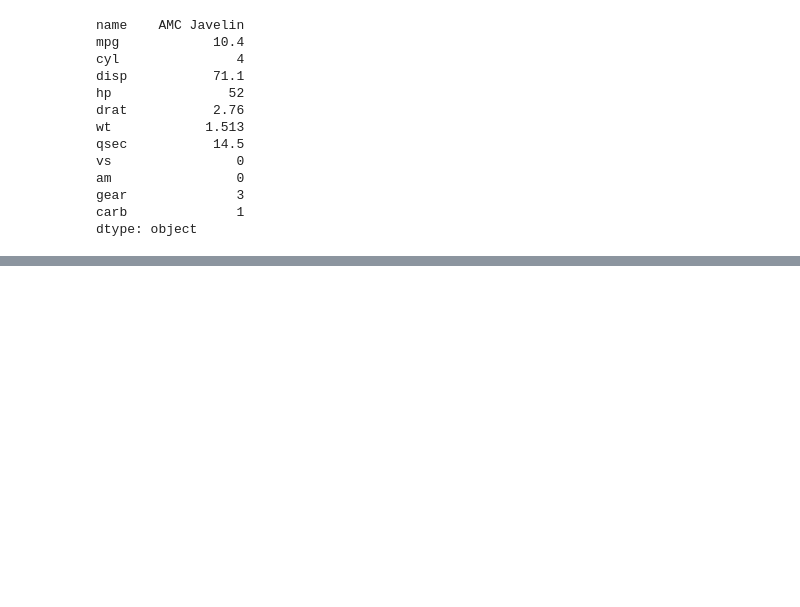
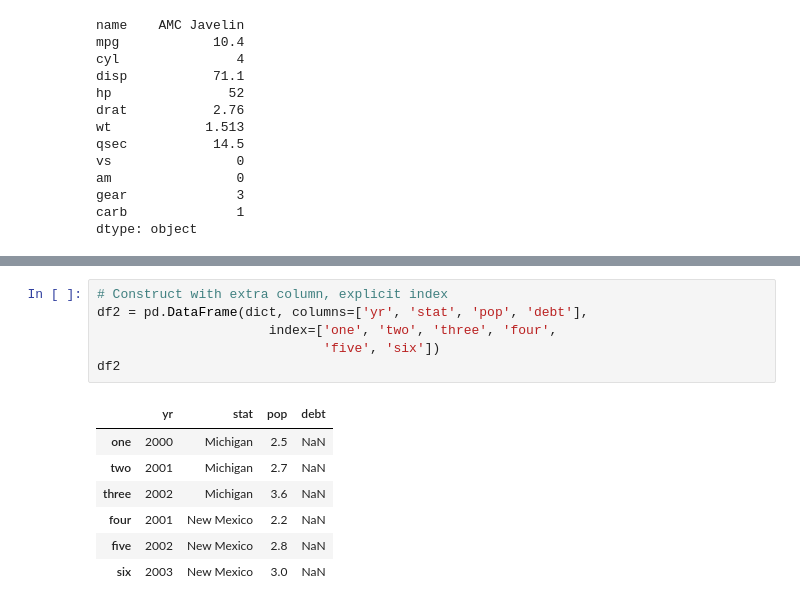
Before and after one commit to sundancezaf/PandasNotes, a Jupyter notebook: Commands.ipynb, the cells around one changed output, grey strips where cells are left out. Cells and saved outputs as stored; diff of their text form; blank space fills up the shorter version.

```diff
--- a/Commands.ipynb
+++ b/Commands.ipynb
@@ -341,0 +362,14 @@ All manual cars:
+# %%
+# Construct with extra column, explicit index
+df2 = pd.DataFrame(dict, columns=['yr', 'stat', 'pop', 'debt'],
+                      index=['one', 'two', 'three', 'four',
+                             'five', 'six'])
+df2
+# %% [output]
+|  | yr | stat | pop | debt |
+| one | 2000 | Michigan | 2.5 | NaN |
+| two | 2001 | Michigan | 2.7 | NaN |
+| three | 2002 | Michigan | 3.6 | NaN |
+| four | 2001 | New Mexico | 2.2 | NaN |
+| five | 2002 | New Mexico | 2.8 | NaN |
+| six | 2003 | New Mexico | 3.0 | NaN |
```
Also changed, not shown: parts of 34 cells of this notebook.
